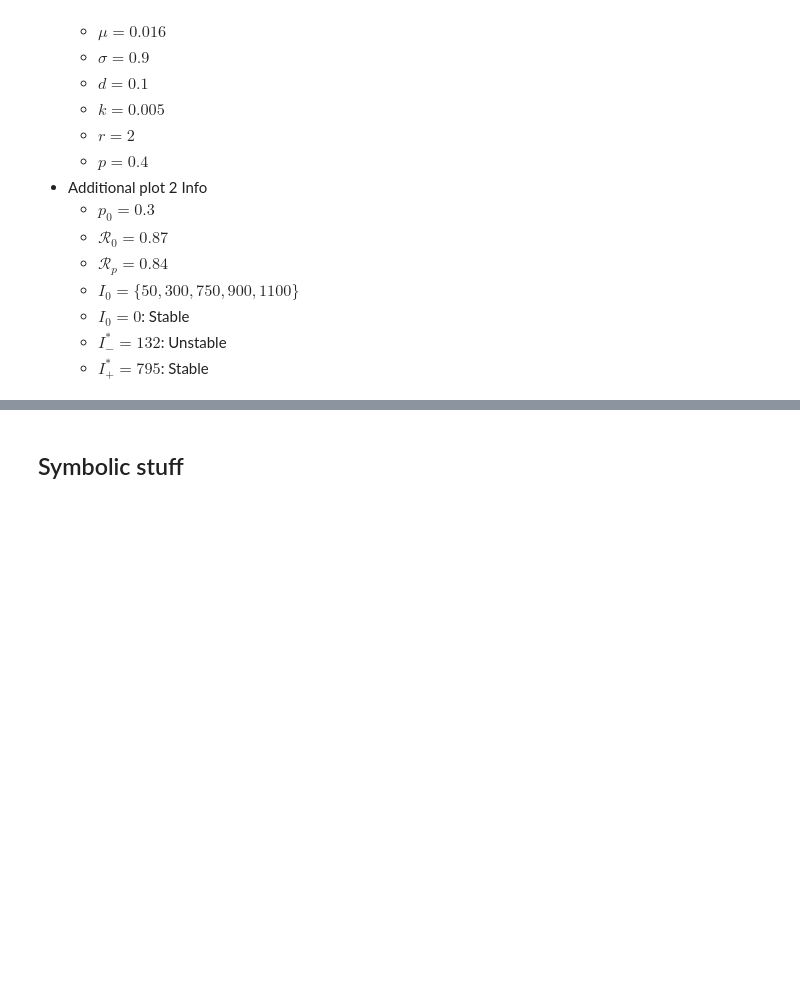
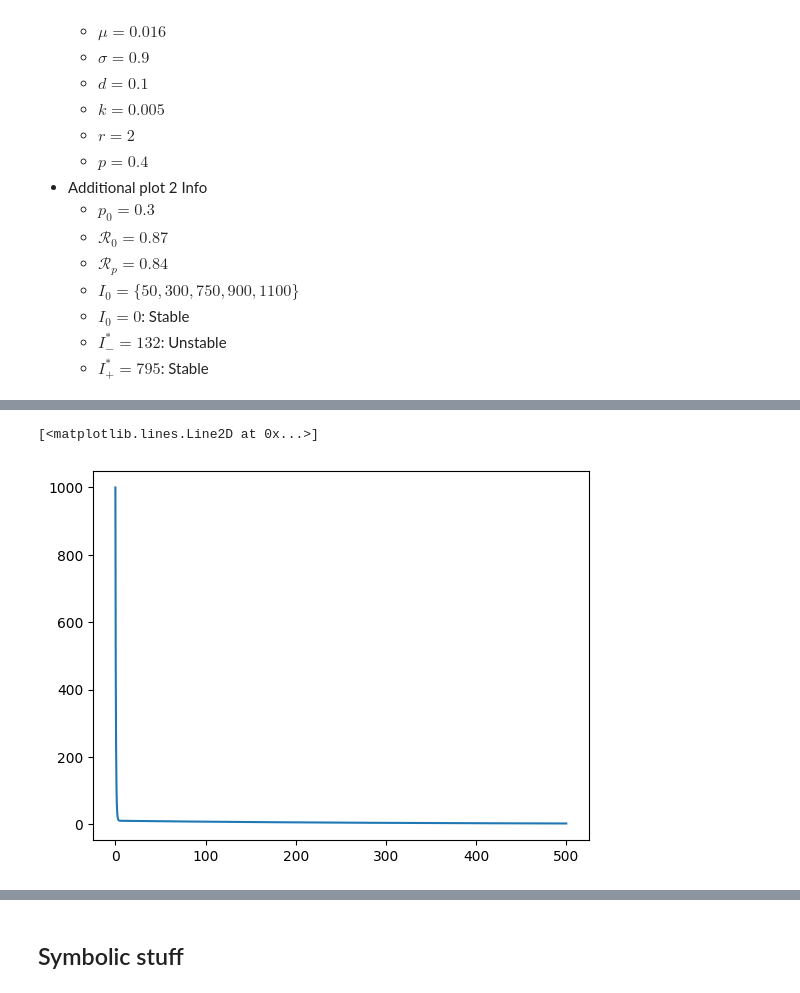
Before and after one commit to michaelStoddard/Chaos, a Jupyter notebook: Assignments/MATH722_HW1.ipynb, the cells around one changed output, grey strips where cells are left out. Saved outputs shown, nothing was run; the diff lists cells and outputs as text; code cells hidden in the pictures; blank space fills up the shorter version.

```diff
--- a/Assignments/MATH722_HW1.ipynb
+++ b/Assignments/MATH722_HW1.ipynb
@@ -177 +170,6 @@ b =0.25
+# %%
+plt.plot(t,settle[2])
+# %% [output]
+[<matplotlib.lines.Line2D at 0x...>]
+[figure, added]
 # %%
```
Also changed, not shown: parts of 16 cells of this notebook, 2 other files.
